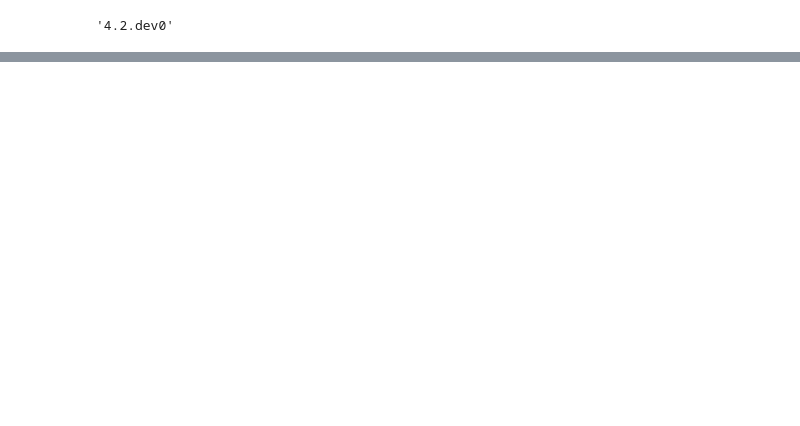
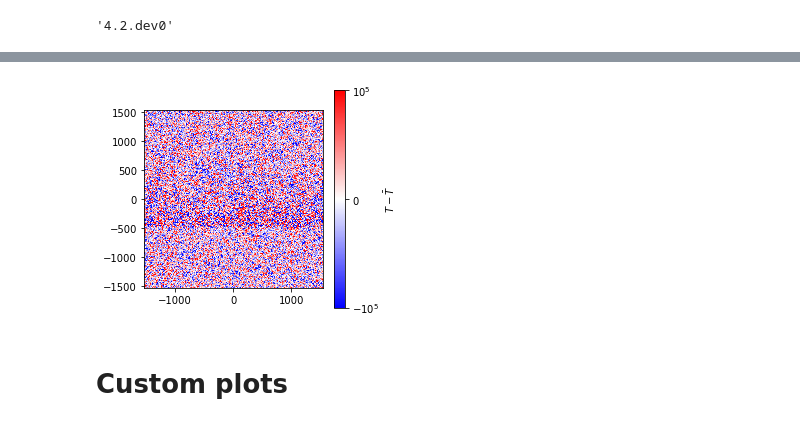
Before and after one commit to AMReX-Astro/MAESTROeX, a Jupyter notebook: Exec/science/xrb_layered/analysis/play_yt.ipynb, the cells around one changed output, grey strips where cells are left out. Cells and saved outputs as stored; diff of their text form; code cells hidden in the pictures; blank space fills up the shorter version.

```diff
--- a/Exec/science/xrb_layered/analysis/play_yt.ipynb
+++ b/Exec/science/xrb_layered/analysis/play_yt.ipynb
@@ -185,0 +195,17 @@ np.max(Tpert)
+# %%
+ds_init = yt.load(run_dir+"PLOTS/xrb_InitData", hint="maestro")
+
+fig,ax = plt.subplots(1,1,figsize=(4,4))
+slc = yt.SlicePlot(ds_init,'z','tpert')
+frb = slc.data_source.to_frb(width=W,height=H,resolution=(nx,ny))
+z = frb['tpert']
+img = ax.imshow(z, origin="lower", extent=(-W/2,W/2,-H/2,H/2), cmap="bwr", vmin=-1e5, vmax=1e5)
+cbar = plt.colorbar(img, ticks=[-1e5,0,1e5])
+cbar.set_label(r"$T-\bar T$")
+cbar.ax.set_yticklabels([r'$-10^5$', r'$0$', r'$10^5$'])
+
+fig.savefig("gaussian_noise.png", bbox_inches="tight", dpi=500)
+# %% [output]
+[figure, added]
+# %% [markdown]
+# Custom plots
```
Also changed, not shown: parts of 13 cells of this notebook, 23 other files.
